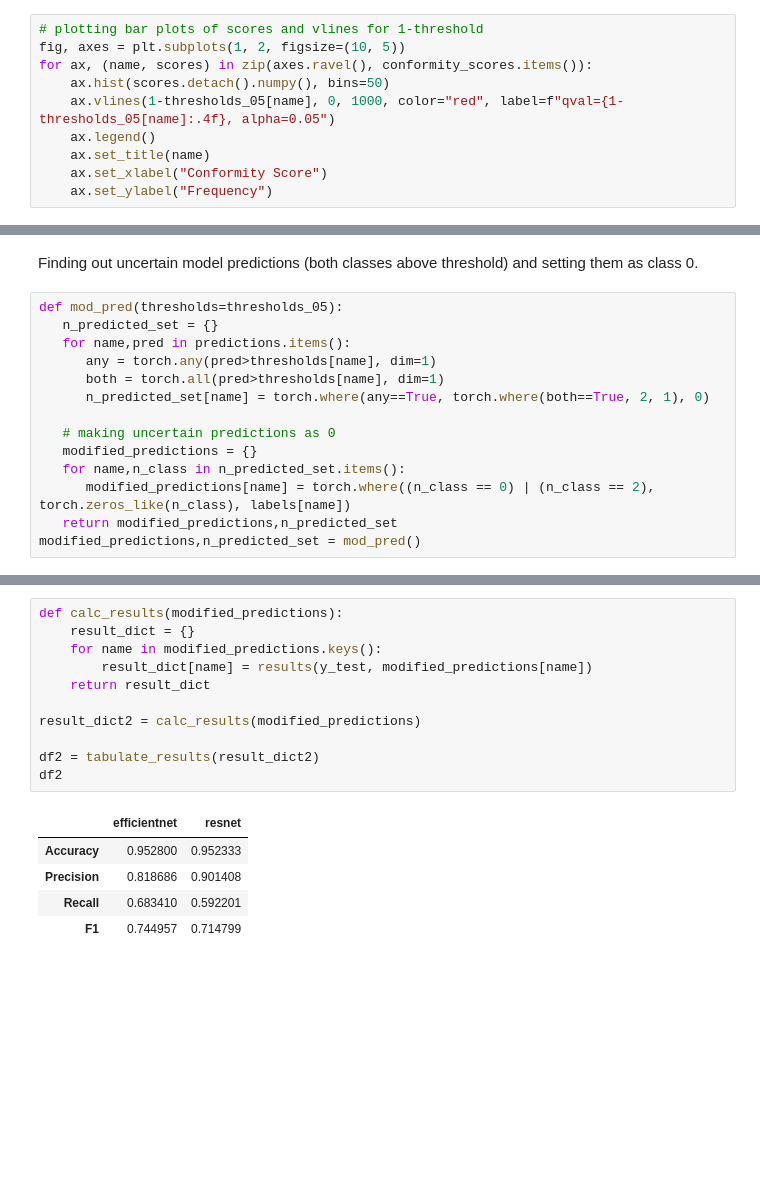
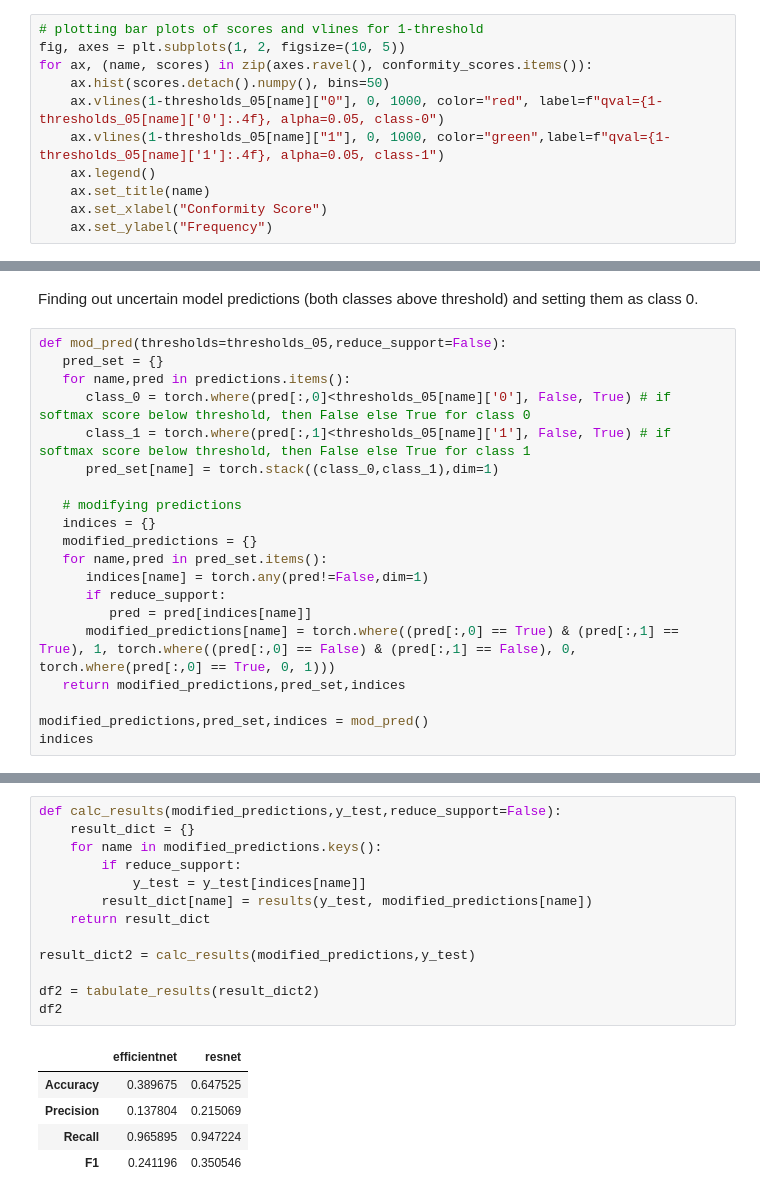
Before and after one commit to VannshJani/Machine-Learning, a Jupyter notebook: cp_cifar10.ipynb, the cells around one changed output, grey strips where cells are left out. Cells and saved outputs as stored; diff of their text form; blank space fills up the shorter version.

```diff
--- a/cp_cifar10.ipynb
+++ b/cp_cifar10.ipynb
@@ -167,7 +175,8 @@ thresholds_05
 fig, axes = plt.subplots(1, 2, figsize=(10, 5))
 for ax, (name, scores) in zip(axes.ravel(), conformity_scores.items()):
     ax.hist(scores.detach().numpy(), bins=50)
-    ax.vlines(1-thresholds_05[name], 0, 1000, color="red", label=f"qval={1-thresholds_05[name]:.4f}, alpha=0.05")
+    ax.vlines(1-thresholds_05[name]["0"], 0, 1000, color="red", label=f"qval={1-thresholds_05[name]['0']:.4f}, alpha=0.05, class-0")
+    ax.vlines(1-thresholds_05[name]["1"], 0, 1000, color="green",label=f"qval={1-thresholds_05[name]['1']:.4f}, alpha=0.05, class-1")
     ax.legend()
     ax.set_title(name)
     ax.set_xlabel("Conformity Score")
@@ -177,16 +186,22 @@ for ax, (name, scores) in zip(axes.ravel(), conformity_scores.items()):
 # %% [markdown]
 Finding out uncertain model predictions (both classes above threshold) and setting them as class 0.
-# %%
-def mod_pred(thresholds=thresholds_05):
-   n_predicted_set = {}
-   for name,pred in predictions.items():
-      any = torch.any(pred>thresholds[name], dim=1)
-      both = torch.all(pred>thresholds[name], dim=1)
-      n_predicted_set[name] = torch.where(any==True, torch.where(both==True, 2, 1), 0)
-
-   # making uncertain predictions as 0
-   modified_predictions = {}
-   for name,n_class in n_predicted_set.items():
-      modified_predictions[name] = torch.where((n_class == 0) | (n_class == 2), torch.zeros_like(n_class), labels[name])
-   return modified_predictions,n_predicted_set
-modified_predictions,n_predicted_set = mod_pred()
+# %%
+def mod_pred(thresholds=thresholds_05,reduce_support=False):
+   pred_set = {}
+   for name,pred in predictions.items():
+      class_0 = torch.where(pred[:,0]<thresholds_05[name]['0'], False, True) # if softmax score below threshold, then False else True for class 0
+      class_1 = torch.where(pred[:,1]<thresholds_05[name]['1'], False, True) # if softmax score below threshold, then False else True for class 1
+      pred_set[name] = torch.stack((class_0,class_1),dim=1)
+
+   # modifying predictions
+   indices = {}
+   modified_predictions = {}
+   for name,pred in pred_set.items():
+      indices[name] = torch.any(pred!=False,dim=1)
+      if reduce_support:
+         pred = pred[indices[name]]
+      modified_predictions[name] = torch.where((pred[:,0] == True) & (pred[:,1] == True), 1, torch.where((pred[:,0] == False) & (pred[:,1] == False), 0, torch.where(pred[:,0] == True, 0, 1)))
+   return modified_predictions,pred_set,indices
+
+modified_predictions,pred_set,indices = mod_pred()
+indices
@@ -193,17 +211,19 @@ modified_predictions,n_predicted_set = mod_pred()
 # %%
-def calc_results(modified_predictions):
+def calc_results(modified_predictions,y_test,reduce_support=False):
     result_dict = {}
     for name in modified_predictions.keys():
+        if reduce_support:
+            y_test = y_test[indices[name]]
         result_dict[name] = results(y_test, modified_predictions[name])
     return result_dict
 
-result_dict2 = calc_results(modified_predictions)
+result_dict2 = calc_results(modified_predictions,y_test)
 
 df2 = tabulate_results(result_dict2)
 df2
 # %% [output]
 |  | efficientnet | resnet |
-| Accuracy | 0.952800 | 0.952333 |
-| Precision | 0.818686 | 0.901408 |
-| Recall | 0.683410 | 0.592201 |
-| F1 | 0.744957 | 0.714799 |
+| Accuracy | 0.389675 | 0.647525 |
+| Precision | 0.137804 | 0.215069 |
+| Recall | 0.965895 | 0.947224 |
+| F1 | 0.241196 | 0.350546 |
```
Also changed, not shown: parts of 10 cells of this notebook.
